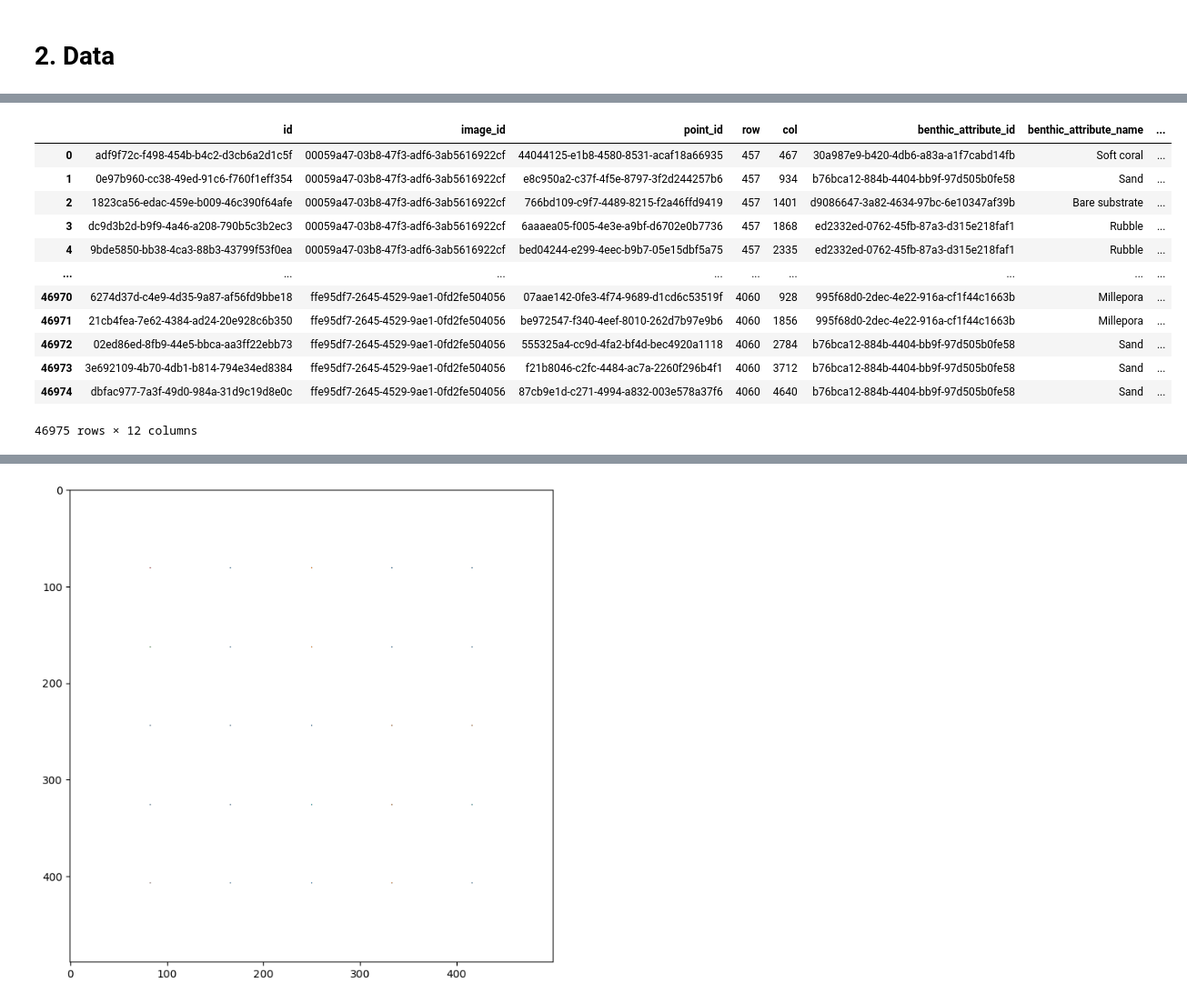
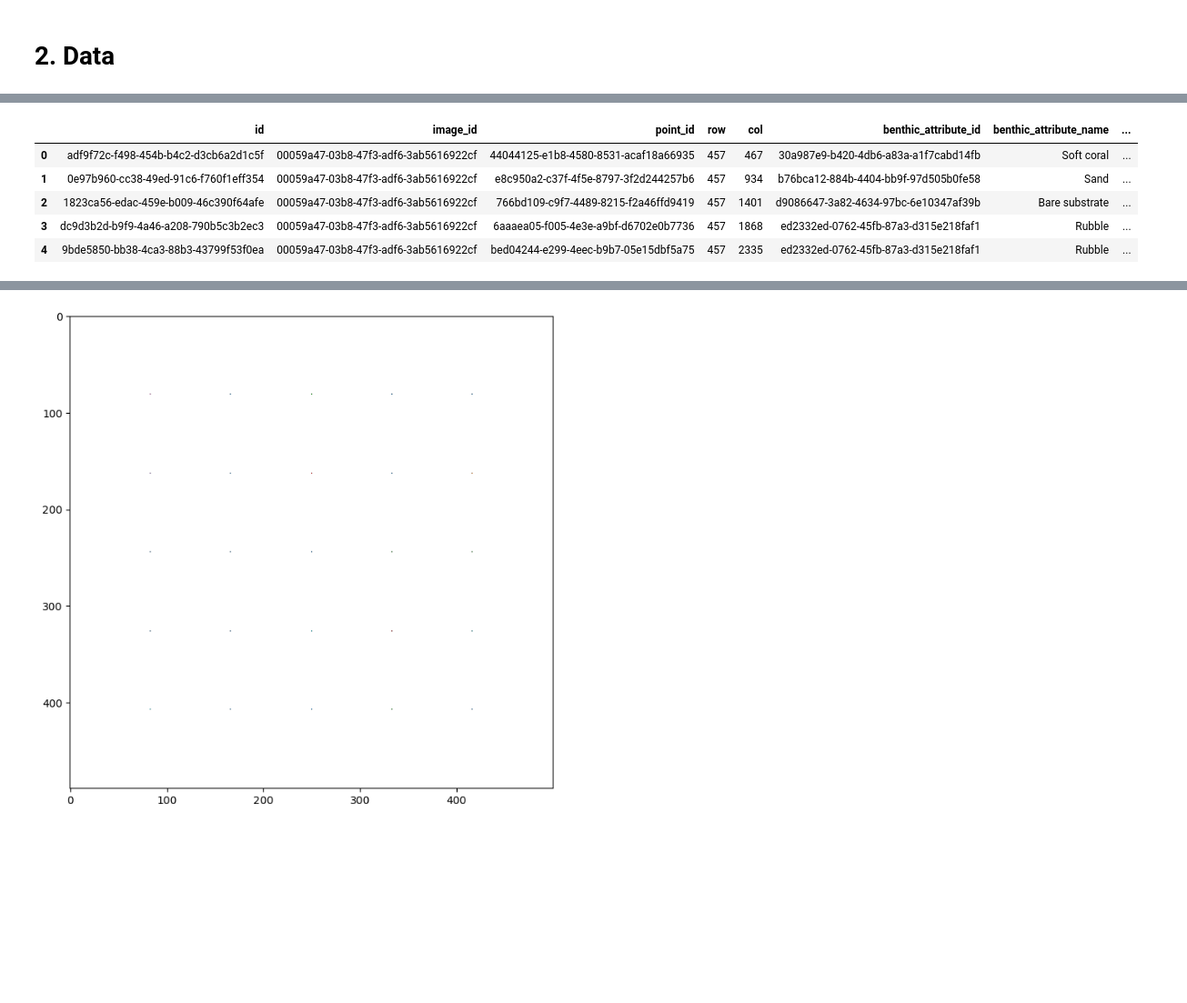
Before and after one commit to data-mermaid/mermaid-segmentation, a Jupyter notebook: nbs/Dataset_Exploration.ipynb, the cells around one changed output, grey strips where cells are left out. Shown at 91% size. Drawn from its saved outputs; the diff is of its cells as text; code cells hidden in the pictures; blank space fills up the shorter version.

```diff
--- a/nbs/Dataset_Exploration.ipynb
+++ b/nbs/Dataset_Exploration.ipynb
@@ -51,19 +46,12 @@ dataset.df_images
 # %%
-dataset.df_annotations
+dataset.df_annotations.head()
 # %% [output]
 |  | id | image_id | point_id | row | col | benthic_attribute_id | benthic_attribute_name | ... |
 | 0 | adf9f72c-f498-454b-b4c2-d3cb6a2d1c5f | 00059a47-03b8-47f3-adf6-3ab5616922cf | 44044125-e1b8-4580-8531-acaf18a66935 | 457 | 467 | 30a987e9-b420-4db6-a83a-a1f7cabd14fb | Soft coral | ... |
 | 1 | 0e97b960-cc38-49ed-91c6-f760f1eff354 | 00059a47-03b8-47f3-adf6-3ab5616922cf | e8c950a2-c37f-4f5e-8797-3f2d244257b6 | 457 | 934 | b76bca12-884b-4404-bb9f-97d505b0fe58 | Sand | ... |
 | 2 | 1823ca56-edac-459e-b009-46c390f64afe | 00059a47-03b8-47f3-adf6-3ab5616922cf | 766bd109-c9f7-4489-8215-f2a46ffd9419 | 457 | 1401 | d9086647-3a82-4634-97bc-6e10347af39b | Bare substrate | ... |
 | 3 | dc9d3b2d-b9f9-4a46-a208-790b5c3b2ec3 | 00059a47-03b8-47f3-adf6-3ab5616922cf | 6aaaea05-f005-4e3e-a9bf-d6702e0b7736 | 457 | 1868 | ed2332ed-0762-45fb-87a3-d315e218faf1 | Rubble | ... |
 | 4 | 9bde5850-bb38-4ca3-88b3-43799f53f0ea | 00059a47-03b8-47f3-adf6-3ab5616922cf | bed04244-e299-4eec-b9b7-05e15dbf5a75 | 457 | 2335 | ed2332ed-0762-45fb-87a3-d315e218faf1 | Rubble | ... |
-| ... | ... | ... | ... | ... | ... | ... | ... | ... |
-| 46970 | 6274d37d-c4e9-4d35-9a87-af56fd9bbe18 | ffe95df7-2645-4529-9ae1-0fd2fe504056 | 07aae142-0fe3-4f74-9689-d1cd6c53519f | 4060 | 928 | 995f68d0-2dec-4e22-916a-cf1f44c1663b | Millepora | ... |
-| 46971 | 21cb4fea-7e62-4384-ad24-20e928c6b350 | ffe95df7-2645-4529-9ae1-0fd2fe504056 | be972547-f340-4eef-8010-262d7b97e9b6 | 4060 | 1856 | 995f68d0-2dec-4e22-916a-cf1f44c1663b | Millepora | ... |
-| 46972 | 02ed86ed-8fb9-44e5-bbca-aa3ff22ebb73 | ffe95df7-2645-4529-9ae1-0fd2fe504056 | 555325a4-cc9d-4fa2-bf4d-bec4920a1118 | 4060 | 2784 | b76bca12-884b-4404-bb9f-97d505b0fe58 | Sand | ... |
-| 46973 | 3e692109-4b70-4db1-b814-794e34ed8384 | ffe95df7-2645-4529-9ae1-0fd2fe504056 | f21b8046-c2fc-4484-ac7a-2260f296b4f1 | 4060 | 3712 | b76bca12-884b-4404-bb9f-97d505b0fe58 | Sand | ... |
-| 46974 | dbfac977-7a3f-49d0-984a-31d9c19d8e0c | ffe95df7-2645-4529-9ae1-0fd2fe504056 | 87cb9e1d-c271-4994-a832-003e578a37f6 | 4060 | 4640 | b76bca12-884b-4404-bb9f-97d505b0fe58 | Sand | ... |
-46975 rows × 12 columns
 # %%
 image, mask, annotations = dataset[0]
 # %%
```
Also changed, not shown: parts of 15 cells of this notebook.
